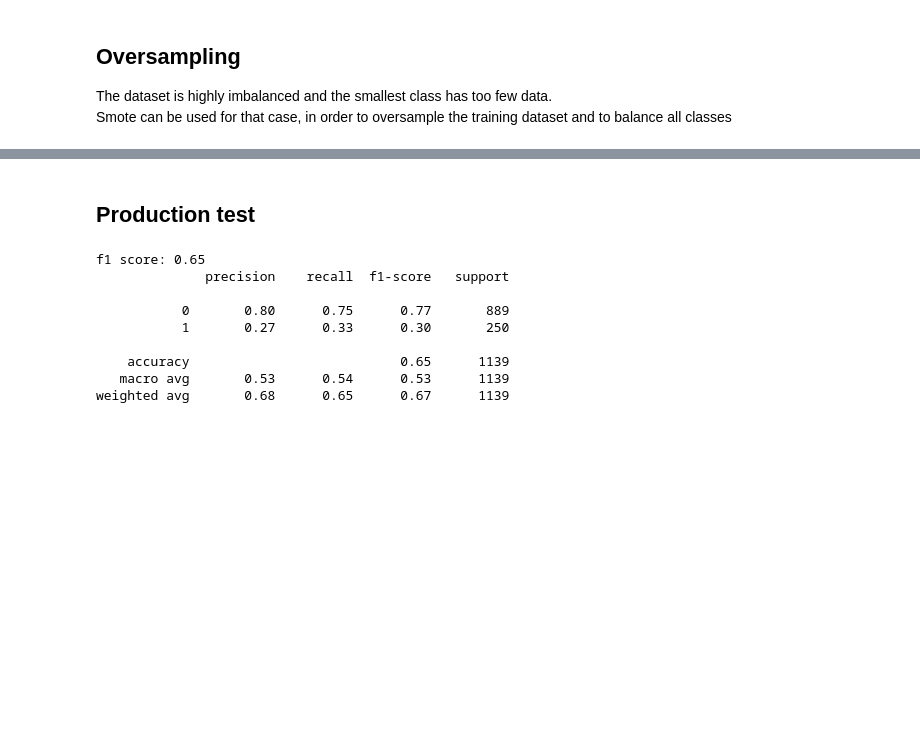
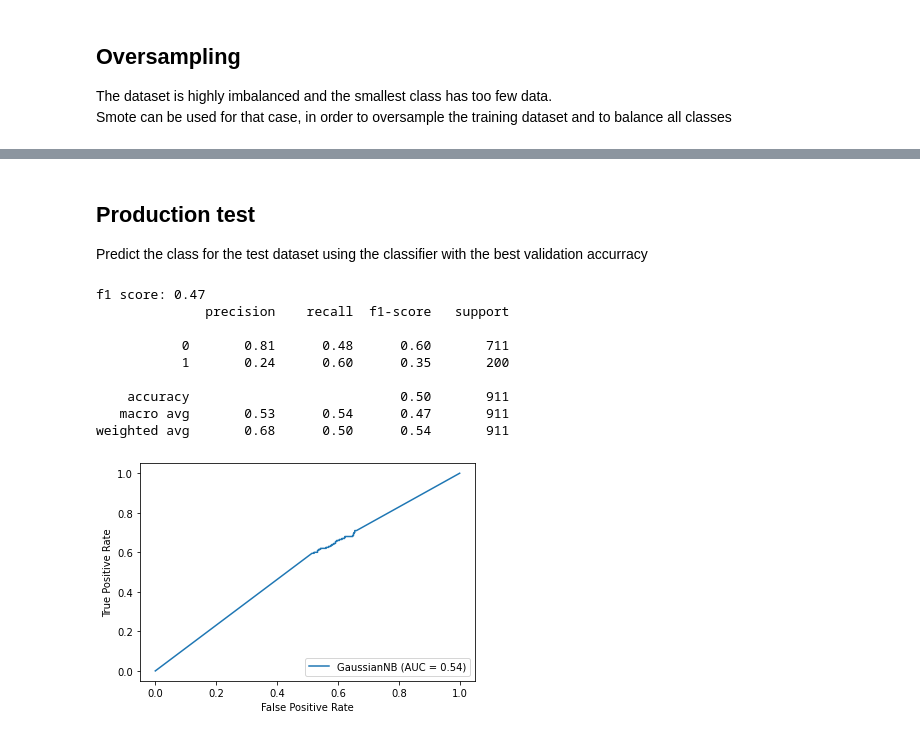
Before and after one commit to MatthewZid/ErgasiaML, a Jupyter notebook: src/personalityML.ipynb, the cells around one changed output, grey strips where cells are left out. Saved outputs shown, nothing was run; the diff lists cells and outputs as text; code cells hidden in the pictures; blank space fills up the shorter version.

```diff
--- a/src/personalityML.ipynb
+++ b/src/personalityML.ipynb
@@ -312,6 +312,13 @@ emots = {
     'funny': [':-P',':P',':p']
 }
 
+#remove links
+def remove_links(text):
+    x = re.sub(r"http\S+", "", text)
+    return x
+
+data['text'] = data['text'].apply(lambda text: remove_links(text))
+
 # remove symbols
 def remove_punctuation(text):
     symbols = string.punctuation
@@ -325,14 +332,6 @@ def lem(text):
     return " ".join([Word(word).lemmatize("v") for word in spl]) # lemmatize for verbs
 
 data['text'] = data['text'].apply(lambda text: lem(text))
-
-#remove links (not complete)
-# def remove_links(text):
-#     x = re.sub("http|https|www", "", text)
-#     return x
-
-# data['text'] = data['text'].apply(lambda text: remove_links(text))
-# print(data.head())
 # %% [output]
 [nltk_data] Downloading package wordnet to /home/matthew/nltk_data...
 [nltk_data]   Package wordnet is already up-to-date!
@@ -386,0 +445,16 @@ TfidfTransformer
+# %%
+# find class with minimum length
+min_length = np.inf
+for v in trainpd['class'].unique():
+    lngth = len(trainpd[trainpd['class'] == v])
+    if lngth < min_length:
+        min_length = lngth
+
+delindex = trainpd[trainpd['class'] == 1].index[0:(len(trainpd[trainpd['class'] == 1]) - min_length)]
+trainpd.drop(delindex, inplace=True)
+
+freqstrain = trainpd['class'].value_counts().tolist()
+freqstest = testpd['class'].value_counts().tolist()
+# data_classes = testpd['class'].value_counts().index.tolist()
+
+plot_traintest(['1','0'], freqstrain, freqstest)
@@ -408,7 +615,7 @@ y = np.array([class_indx[v] for v in data['class'].values])
 Since we have imbalanced dataset, stratified split should be chosen
 # %%
 from sklearn.model_selection import train_test_split
-X_train, X_test, y_train, y_test = train_test_split(X, y, stratify=y, test_size=0.25)
+X_train, X_test, y_train, y_test = train_test_split(X, y, stratify=y, test_size=0.20)
 
 # plot train and test frequencies
 traindict = {
@@ -584,21 +851,29 @@ mean f1: 0.657, sigma f1: 0.041, 95% conf: 0.575 - 0.740
-# %% [markdown]
-## Production test
+# %% [markdown]
+## Production test
+Predict the class for the test dataset using the classifier with the best validation accurracy
 # %%
 from sklearn.metrics import classification_report
 
 # predict actual test data
+# X_test = best_scaler.transform(X_test.toarray())
+# X_test = best_pca.transform(X_test)
+
 y_pred = best_clf.predict(X_test.toarray())
 
-f1_score = metrics.f1_score(y_test, y_pred, average='micro')
+f1_score = metrics.f1_score(y_test, y_pred, average='macro')
 print('f1 score: {:.2f}'.format(f1_score))
 print(classification_report(y_test, y_pred))
+
+metrics.plot_roc_curve(best_clf, X_test.toarray(), y_test)
+plt.show()
 # %% [output]
-f1 score: 0.65
+f1 score: 0.47
               precision    recall  f1-score   support
 
-           0       0.80      0.75      0.77       889
-           1       0.27      0.33      0.30       250
+           0       0.81      0.48      0.60       711
+           1       0.24      0.60      0.35       200
 
-    accuracy                           0.65      1139
-   macro avg       0.53      0.54      0.53      1139
-weighted avg       0.68      0.65      0.67      1139
+    accuracy                           0.50       911
+   macro avg       0.53      0.54      0.47       911
+weighted avg       0.68      0.50      0.54       911
+[figure, added]
```
Also changed, not shown: parts of 20 cells of this notebook.
